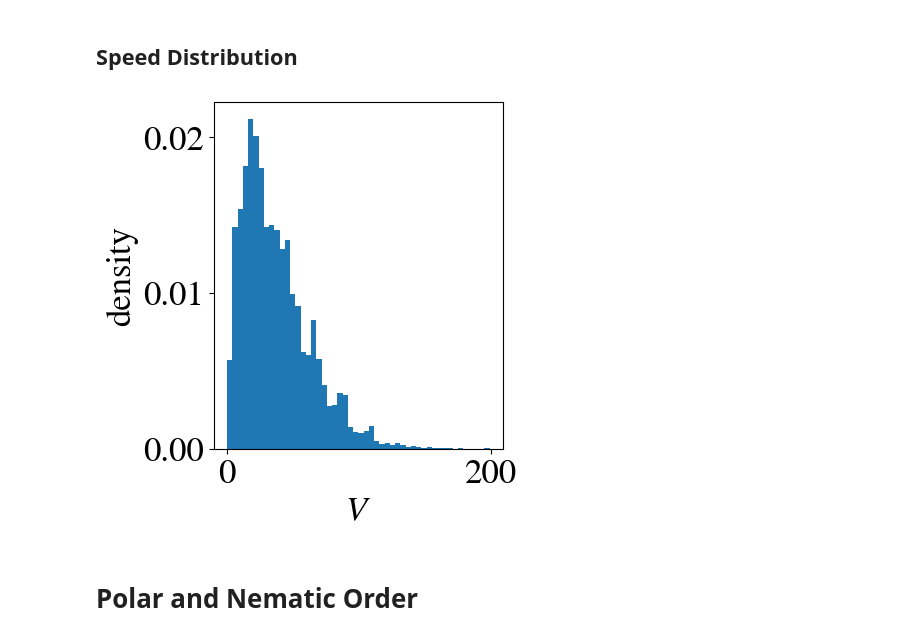
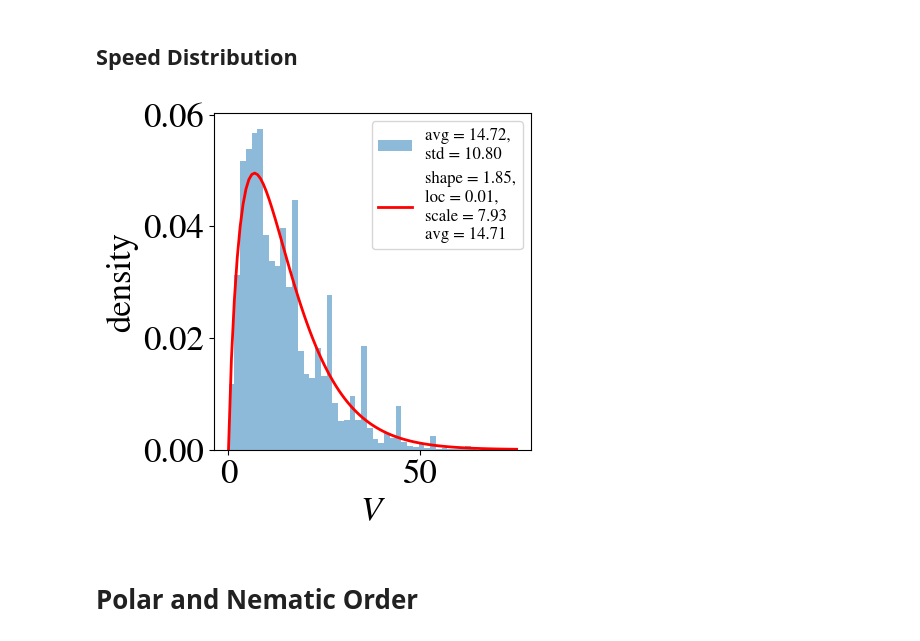
Before and after one commit to jannesantana/bacteria, a Jupyter notebook: 2d_model/rod_shaped/rods_tw_analysis.ipynb, the cells around one changed output. Saved outputs shown, nothing was run; the diff lists cells and outputs as text; code cells hidden in the pictures.

Commit message:
testing speed distributions

```diff
--- a/2d_model/rod_shaped/rods_tw_analysis.ipynb
+++ b/2d_model/rod_shaped/rods_tw_analysis.ipynb
@@ -230,13 +236,24 @@ plt.show()
 # %% [markdown]
 ## Speed Distribution
-# %%
-plt.figure(figsize=(5,5),layout = 'tight')
-plt.hist(np.hstack(V),bins=50,density=True)
-plt.xlabel(r'$V$')
-plt.ylabel('density')
-plt.show()
-# %% [output]
-[figure, removed]
+# %%
+from scipy.stats import gamma
+
+speeds = np.hstack(V)
+speeds = speeds[speeds > 0]
+params = gamma.fit(speeds,loc=0)
+shape,loc, scale = params
+x = np.linspace(0,max(speeds),100)
+# max_phys_speed = 200
+# cut_speeds = speeds[speeds < max_phys_speed]
+plt.figure(figsize=(5,5),layout = 'tight')
+plt.hist(speeds,bins=50,label=f'avg = {speeds.mean():.2f},\nstd = {speeds.std():.2f}',alpha=0.5,density=True)
+plt.plot(x, gamma.pdf(x, *params), 'r-', lw=2, label=f'shape = {shape:.2f},\nloc = {loc:.2f},\nscale = {scale:.2f}\navg = {shape*scale:.2f}')
+plt.legend(fontsize=12)
+plt.xlabel(r'$V$')
+plt.ylabel('density')
+plt.show()
+# %% [output]
+[figure, added]
 # %% [markdown]
 # Polar and Nematic Order
 # %%
```
Also changed, not shown: parts of 6 cells of this notebook, 20 other files.
